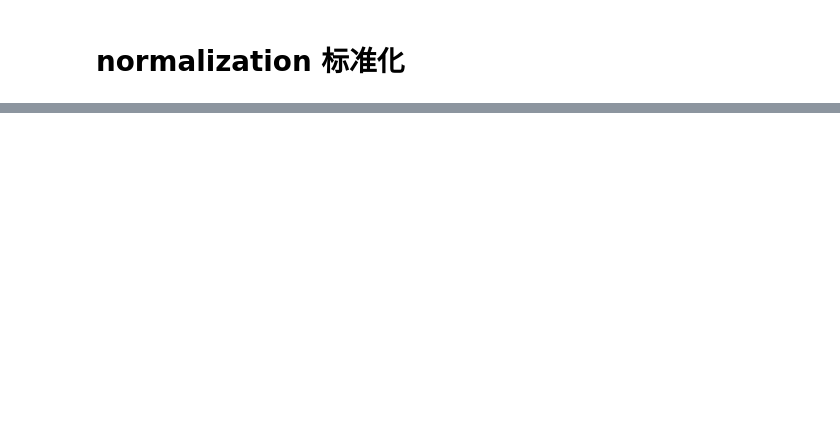
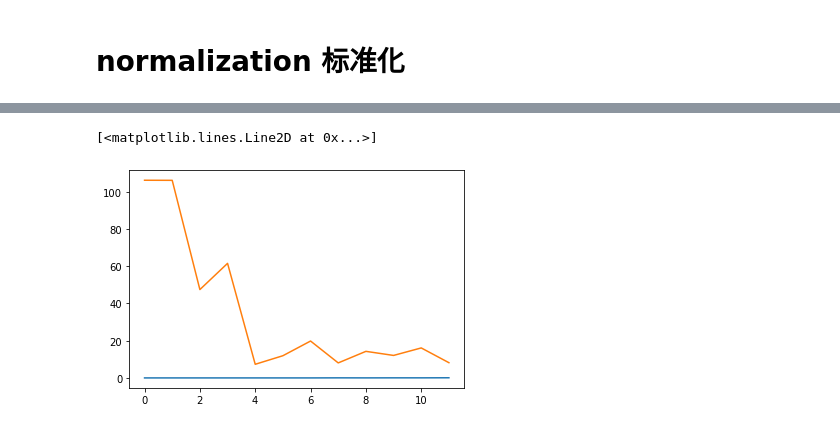
Before and after one commit to pokodev/AndrewNG-ML-Exercises, a Jupyter notebook: ex5/ex5.ipynb, the cells around one changed output, grey strips where cells are left out. Cells and saved outputs as stored; diff of their text form; code cells hidden in the pictures; blank space fills up the shorter version.

```diff
--- a/ex5/ex5.ipynb
+++ b/ex5/ex5.ipynb
@@ -136,13 +142,13 @@ ax.set(xlabel='X',ylabel='y')
 # %% [markdown]
 # learning curve #学习曲线
 # %%
-def get_Jcost(Xtrain,ytrain,Xval,yval):
+def get_Jcost(Xtrain,ytrain,Xval,yval,l=0):
     #theta = np.ones(Xtrain.shape[1]) #init theta
     Jtrain = [] # 训练集的error
     Jval = [] #验证集的error
     for i in range(1,Xtrain.shape[0] + 1):
-        theta = linear_regression_np(Xtrain[:i],ytrain[:i],l=0).x #每增加一个数据集就重新拟合theta
-        Jtrain.append(cost(theta,Xval[:i],yval[:i])) # 计算error
+        theta = linear_regression_np(Xtrain[:i],ytrain[:i],l=l).x #每增加一个数据集就重新拟合theta
+        Jtrain.append(cost(theta,Xtrain[:i],ytrain[:i])) # 计算error
         Jval.append(cost(theta,Xval,yval)) #用训练集拟合的theta去计算测试集的error
     return Jtrain,Jval
 # %%
@@ -252 +239,9 @@ get_Jcost(X_poly_scaled,y,Xval_poly_scaled,yval)
+# %%
+Jtrain,Jcost = get_Jcost(X_poly_scaled,y,Xval_poly_scaled,yval,l=0)# lambda =0
+fig,ax=plt.subplots()
+ax.plot(range(len(Jtrain)),Jtrain)
+ax.plot(range(len(Jcost)),Jcost)
+# %% [output]
+[<matplotlib.lines.Line2D at 0x...>]
+[figure, added]
 # %%
```
Also changed, not shown: parts of 15 cells of this notebook.
